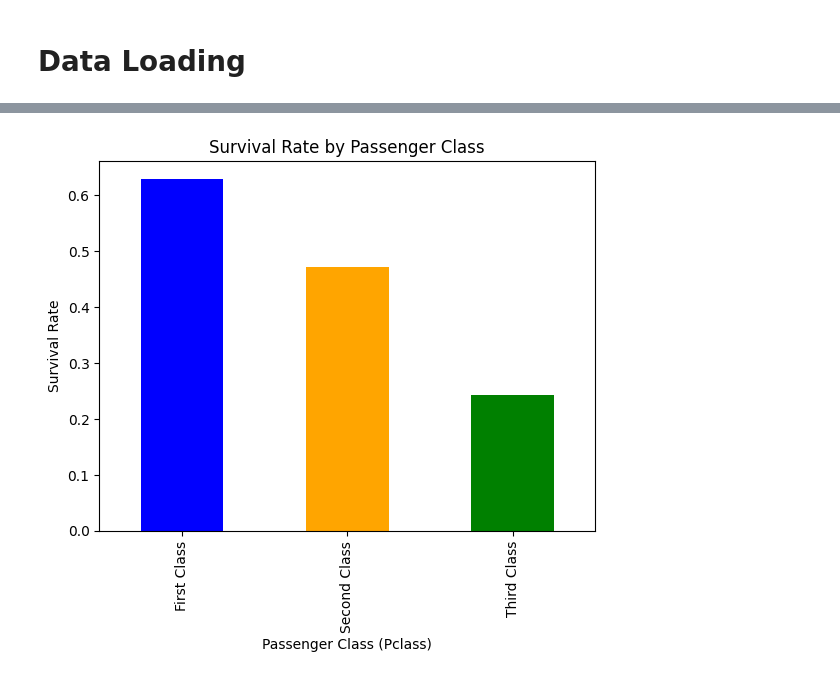
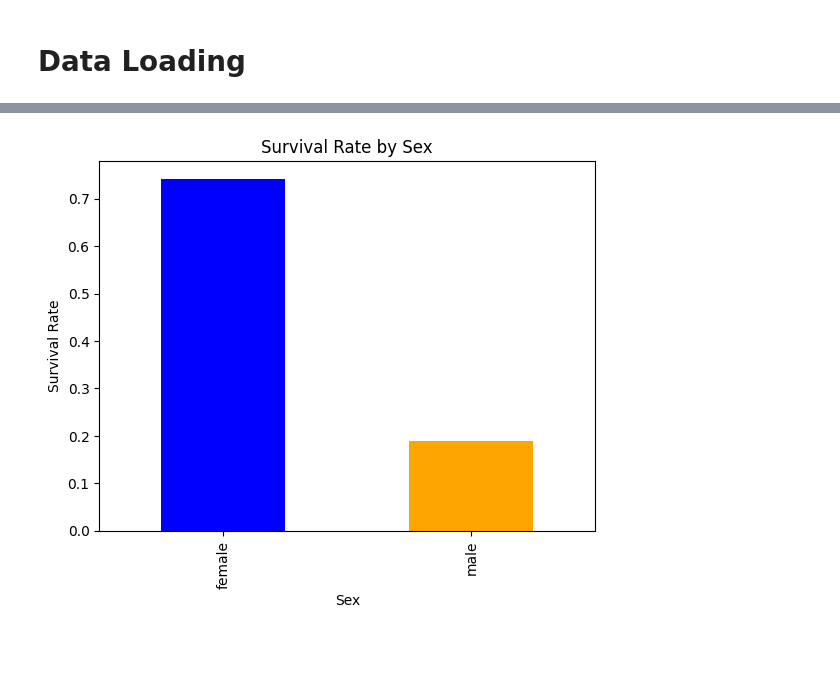
Before and after one commit to segnig/Kaggle-Competitions, a Jupyter notebook: titanic/titanic.ipynb, the cells around one changed output, grey strips where cells are left out. Saved outputs shown, nothing was run; the diff lists cells and outputs as text; code cells hidden in the pictures; blank space fills up the shorter version.

```diff
--- a/titanic/titanic.ipynb
+++ b/titanic/titanic.ipynb
@@ -27,18 +27,17 @@ train_data.head()
 | 3 | 4 | 1 | 1 | Futrelle, Mrs. Jacques Heath (Lil... | female | 35.0 | 1 | 0 | 113803 | 53.1000 | ... |
 | 4 | 5 | 0 | 3 | Allen, Mr. William Henry | male | 35.0 | 0 | 0 | 373450 | 8.0500 | ... |
 # %%
-# Plot survival rates by Pclass
-train_data.groupby("Pclass")["Survived"].mean().plot(kind="bar", color=["blue", "orange", "green"])
+def plot_ratio_of_survived(feature):
+    train_data.groupby(feature)["Survived"].mean().plot(kind="bar", color=["blue", "orange", "green", "red", "purple", "brown"])
 
-# Set title and axis labels
-plt.title("Survival Rate by Passenger Class")
-plt.xlabel("Passenger Class (Pclass)")
-plt.ylabel("Survival Rate")
+    # Set title and axis labels
+    plt.title(f"Survival Rate by {feature}")
+    plt.xlabel(f"{feature}")
+    plt.ylabel("Survival Rate")
 
-# Rename x-ticks to represent classes
-plt.xticks(ticks=[0, 1, 2], labels=["First Class", "Second Class", "Third Class"])
-
-# Show the plot
-plt.show()
+    # Show the plot
+    plt.show()
-# %% [output]
-[figure, removed]
+# %%
+plot_ratio_of_survived("Sex")
+# %% [output]
+[figure, added]
```
Also changed, not shown: parts of 3 cells of this notebook.
